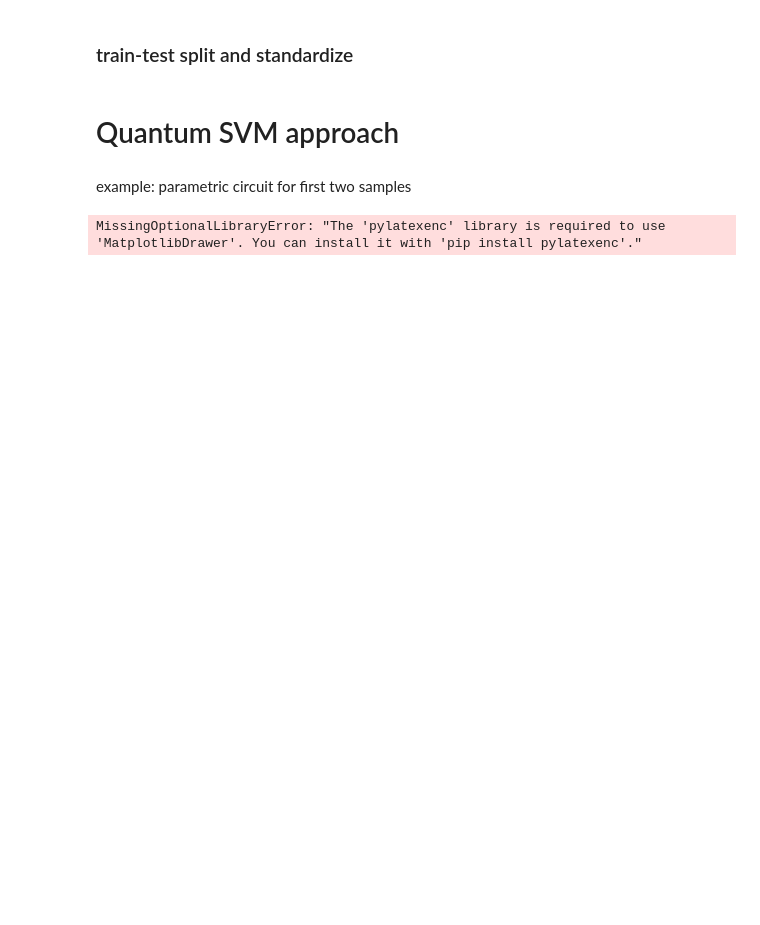
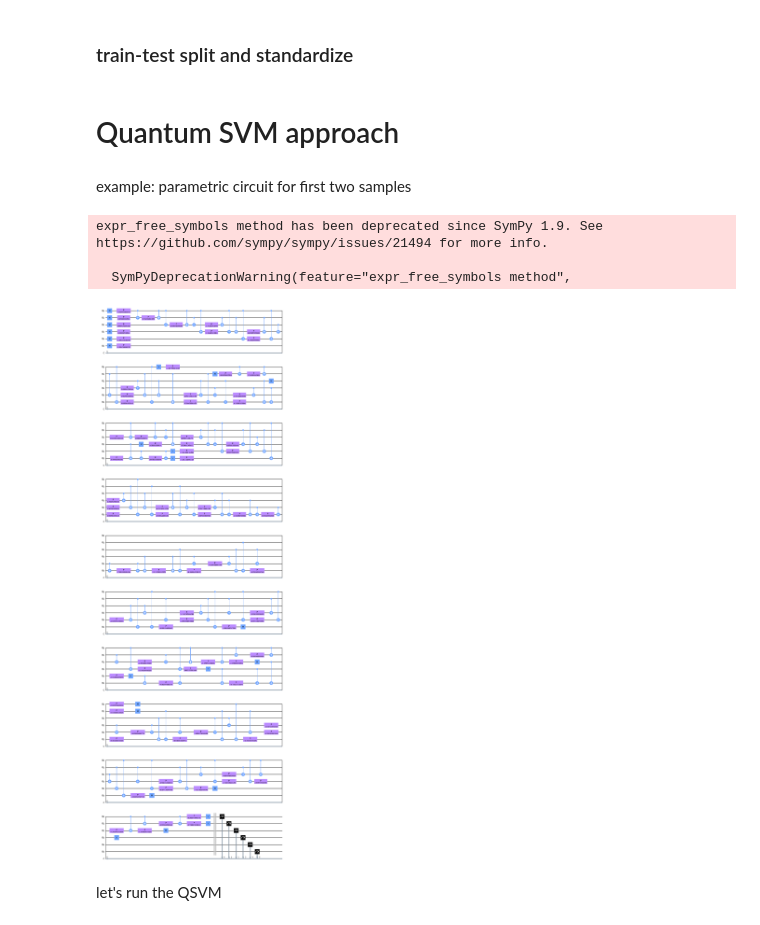
Before and after one commit to jhromeiro/BeerQuantumChallenge, a Jupyter notebook: qSVM_maintenance.ipynb, the cells around one changed output. Drawn from its saved outputs; the diff is of its cells as text; code cells hidden in the pictures; blank space fills up the shorter version.

```diff
--- a/qSVM_maintenance.ipynb
+++ b/qSVM_maintenance.ipynb
@@ -40,3 +41,8 @@ df
 | 9998 | 9999 | H39412 | H | 299.0 | 308.7 | 1408 | ... |
 | 9999 | 10000 | M24859 | M | 299.0 | 308.7 | 1500 | ... |
 10000 rows × 14 columns
+# %%
+#Only part of the dataset will be used
+df = df.sample(200)
+
+df
@@ -79,6 +101,12 @@ QKernel = QuantumKernel(feature_map=feature_map, quantum_instance=backend)
 # %% [markdown]
 example: parametric circuit for first two samples
 # %%
-QKernel.construct_circuit(sample_train[0], sample_train[1]).decompose().draw(output= 'mpl')
+QKernel.construct_circuit(sample_train[0], sample_train[1]).decompose().decompose().draw(output= 'mpl')
 # %% [output]
-MissingOptionalLibraryError: "The 'pylatexenc' library is required to use 'MatplotlibDrawer'. You can install it with 'pip install pylatexenc'."
+expr_free_symbols method has been deprecated since SymPy 1.9. See
+https://github.com/sympy/sympy/issues/21494 for more info.
+
+  SymPyDeprecationWarning(feature="expr_free_symbols method",
+[figure, added]
+# %% [markdown]
+let's run the QSVM
```
Also changed, not shown: parts of 7 cells of this notebook.
